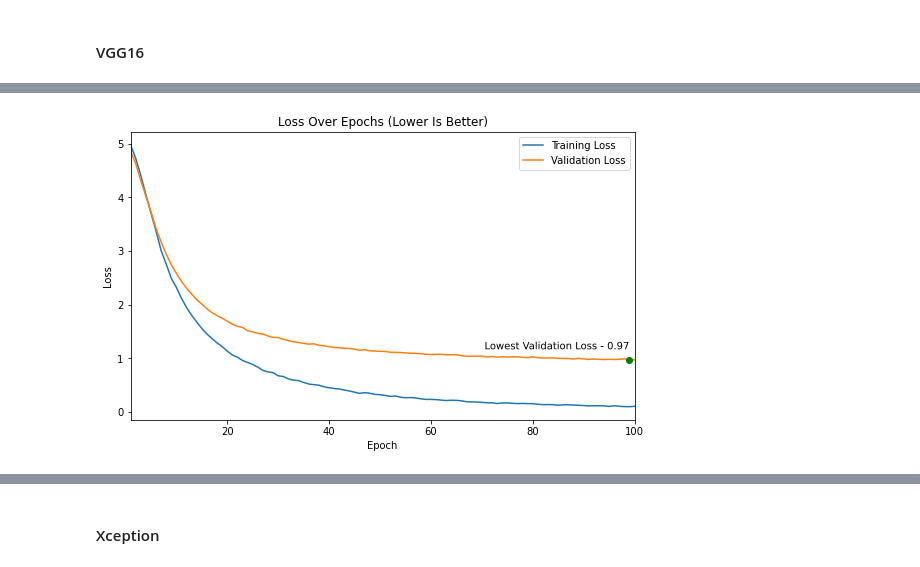
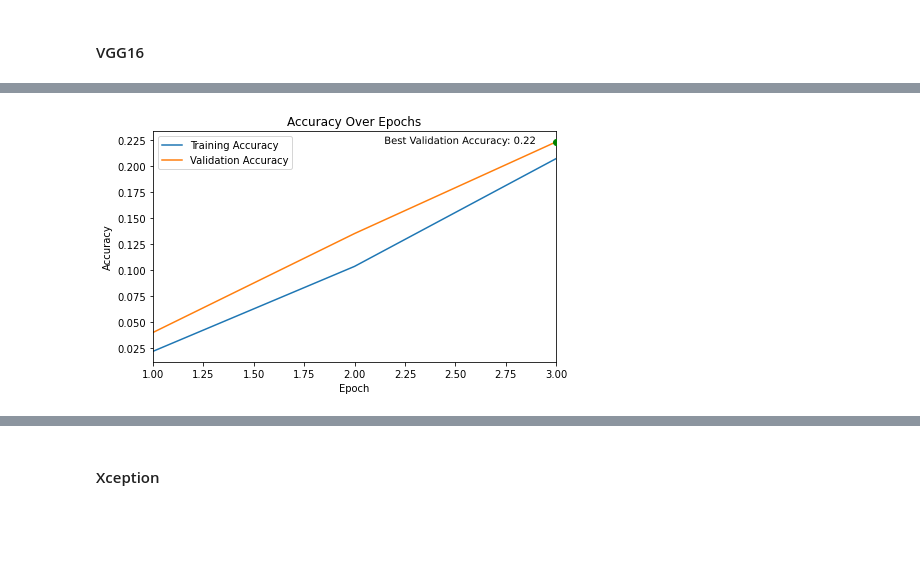
Before and after one commit to LinkWentz/whos-that-pokemon, a Jupyter notebook: pokemon_classification.ipynb, the cells around one changed output, grey strips where cells are left out. Drawn from its saved outputs; the diff is of its cells as text; code cells hidden in the pictures; blank space fills up the shorter version.

```diff
--- a/pokemon_classification.ipynb
+++ b/pokemon_classification.ipynb
@@ -368,10 +378,10 @@ None
 # %%
 # Define callbacks
 checkpoint = keras.callbacks.ModelCheckpoint('models/vgg16_model_best',
-    monitor = 'val_accuracy', mode = 'min', save_freq = 'epoch',
+    monitor = 'val_categorical_accuracy', mode = 'min', save_freq = 'epoch',
     save_best_only = True, save_weights_only = False)
-plateau_handling = keras.callbacks.ReduceLROnPlateau(monitor = 'val_accuracy',
-    patience = 5, factor = 0.1)
+plateau_handling = keras.callbacks.ReduceLROnPlateau(
+    monitor = 'val_categorical_accuracy', patience = 5, factor = 0.1)
 
 vgg16_model_history = vgg16_model.fit(train_flow, epochs = EPOCHS,
     validation_data = (X_test, Y_test),
@@ -403,4 +415,9 @@ Min Loss:     0.97
-# %%
-plot_training_history(vgg16_model_history, save_name = 'vgg16_model_loss.jpg')
-# %% [output]
-[figure, removed]
+# %%
+plot_training_history(
+    vgg16_model_history.history['categorical_accuracy'],
+    vgg16_model_history.history['val_categorical_accuracy'],
+    metric_name = 'Accuracy', higher_is_better = True,
+    best_label_offset = (-0.1, -0.002),
+    save_name = 'vgg16_model_accuracy.jpg')
+# %% [output]
+[figure, added]
```
Also changed, not shown: parts of 32 cells of this notebook.
